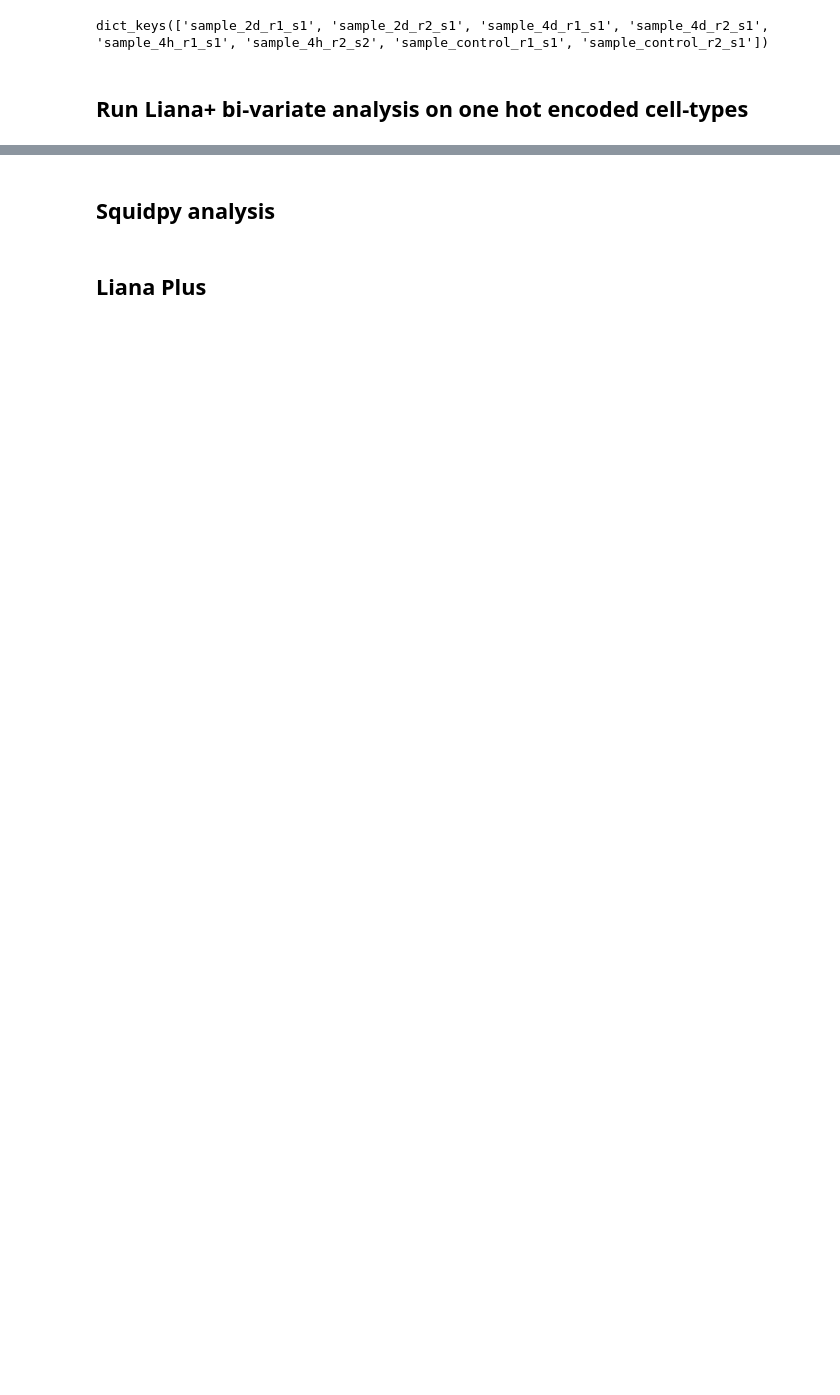
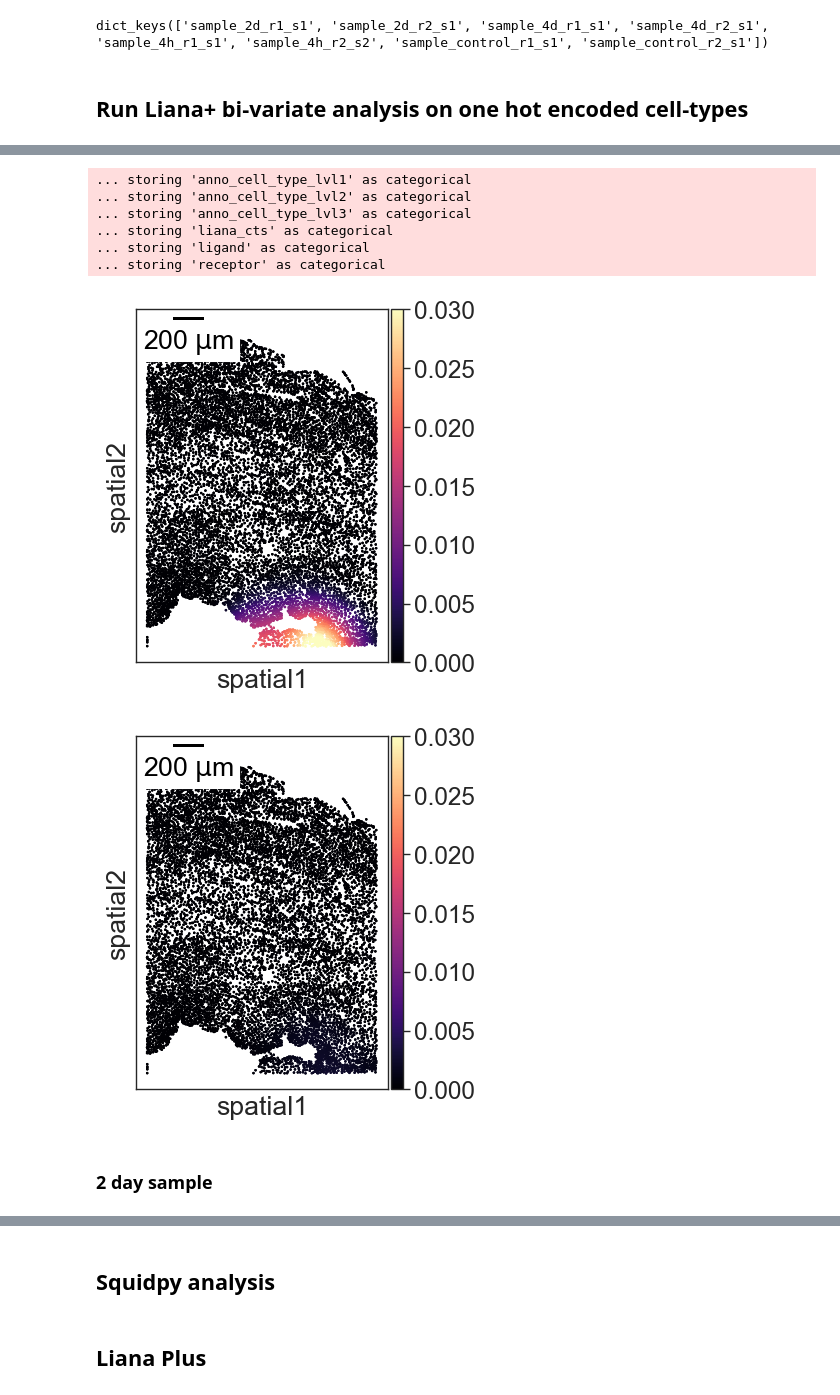
Before and after one commit to SchapiroLabor/mi_spatialomics, a Jupyter notebook: analysis/molecular_cartography_python/molkart.local_analysis_lianaplus.ipynb, the cells around one changed output, grey strips where cells are left out. Saved outputs shown, nothing was run; the diff lists cells and outputs as text; code cells hidden in the pictures; blank space fills up the shorter version.

Commit message:
Updated analysis for Figure 1 and 2.

```diff
--- a/analysis/molecular_cartography_python/molkart.local_analysis_lianaplus.ipynb
+++ b/analysis/molecular_cartography_python/molkart.local_analysis_lianaplus.ipynb
@@ -27,11 +38,14 @@ import pandas as pd
 # Read in spatial data
 metadata = pd.read_csv('../../output/molkart/harmony_object.metadata_anndata.tsv', index_col=False, sep= "\t")
 centroids_groups = {name: group[['X_centroid', 'Y_centroid']].to_numpy() for name, group in metadata.groupby('sample_ID')}
+# Please mirror the centroid_groups by the y-axis to match the coordinates of the image
+for key, value in centroids_groups.items():
+    value[:,1] = 1000 - value[:,1]
 
 counts = pd.read_csv('../../output/molkart/harmony_object.counts_anndata.tsv', index_col=False, sep= "\t")
 counts_groups = {name: csr_matrix(counts.loc[group.index].to_numpy()) for name, group in metadata.groupby('sample_ID')}
 
-cell_types_groups = {name: group[['seurat_clusters', 'anno_cell_type_lvl1','anno_cell_type_lvl2','anno_cell_type_lvl3']] for name, group in metadata.groupby('sample_ID')}
+cell_types_groups = {name: group[['seurat_clusters', 'anno_cell_type_lvl1','anno_cell_type_lvl2','anno_cell_type_lvl3','liana_cts']] for name, group in metadata.groupby('sample_ID')}
 # %%
 ## Generate an anndata object for each sample
 anndata_objects = {name: ad.AnnData(counts_groups[name],
@@ -39,10 +53,16 @@ anndata_objects = {name: ad.AnnData(counts_groups[name],
 ## Set gene names
 for name in anndata_objects.keys():
     anndata_objects[name].var_names = counts.columns
+    metadata_subset = metadata[metadata['sample_ID'] == name]
+    # Now use the row index from metadata_subset to subset the counts
+    anndata_objects[name].layers['counts'] = counts.loc[metadata_subset.index].to_numpy()
+    sc.pp.normalize_total(anndata_objects[name], target_sum=1e4)
+    #sc.pp.log1p(adata)
 
 ## Set metadata
 for name in anndata_objects.keys():
     anndata_objects[name].obs = cell_types_groups[name]
+    anndata_objects[name].obs.index = anndata_objects[name].obs.index.astype(str)
 # %%
 anndata_objects.keys()
 # %% [output]
@@ -52,3 +123,62 @@ dict_keys(['sample_2d_r1_s1', 'sample_2d_r2_s1', 'sample_4d_r1_s1', 'sample_4d_r
+# %%
+sq.pl.spatial_scatter(
+    lrdata,
+    library_id="spatial",
+    color=[
+        "Endocardial cells^Cardiomyocytes Nppa+",
+    ],
+    shape=None,
+    size=4,
+    img=False,
+    layer=None,
+    cmap="magma",
+    frameon = True,
+    title = "",
+    figsize = (4,4),
+    wspace = 0,
+    scalebar_dx=0.138,
+    scalebar_kwargs={"scale_loc": "bottom", "location": "upper left"},
+    vmin=0, vmax=0.03
+
+)
+
+## Save this matplotlib plot as a pdf
+plt.savefig("../../plots/molkart.liana_plus.control.endo_nppa.pdf", bbox_inches='tight')
+
+sq.pl.spatial_scatter(
+    lrdata,
+    library_id="spatial",
+    color=[
+        "Endocardial cells^Myeloid cells",
+    ],
+    shape=None,
+    size=4,
+    img=False,
+    layer=None,
+    cmap="magma",
+    frameon = True,
+    title = "",
+    figsize = (4,4),
+    wspace = 0,
+    scalebar_dx=0.138,
+    scalebar_kwargs={"scale_loc": "bottom", "location": "upper left"},
+    vmin=0, vmax=0.03
+
+)
+
+## Save this matplotlib plot as a pdf
+plt.savefig("../../plots/molkart.liana_plus.control.endo_myeloid.pdf", bbox_inches='tight')
+# %% [output]
+... storing 'anno_cell_type_lvl1' as categorical
+... storing 'anno_cell_type_lvl2' as categorical
+... storing 'anno_cell_type_lvl3' as categorical
+... storing 'liana_cts' as categorical
+... storing 'ligand' as categorical
+... storing 'receptor' as categorical
+[figure, added]
+[figure, added]
+# %% [markdown]
+### 2 day sample
 # %%
 import pandas as pd
 import squidpy as sq
```
Also changed, not shown: parts of 49 cells of this notebook, 12 other files.
